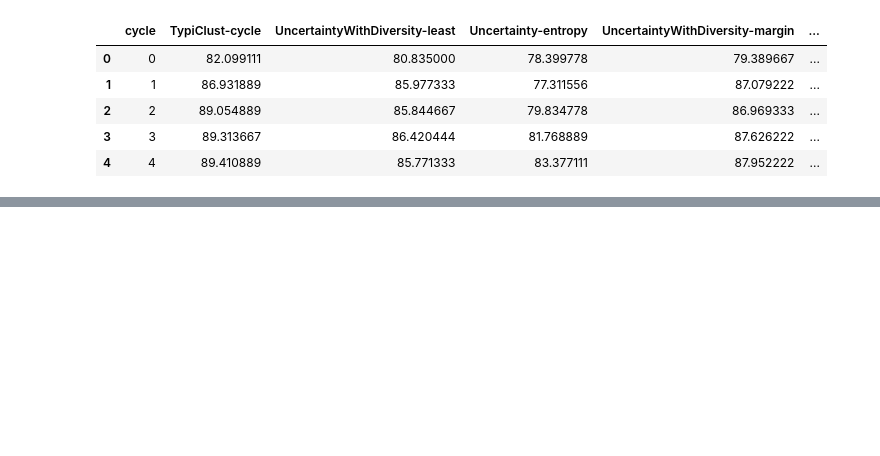
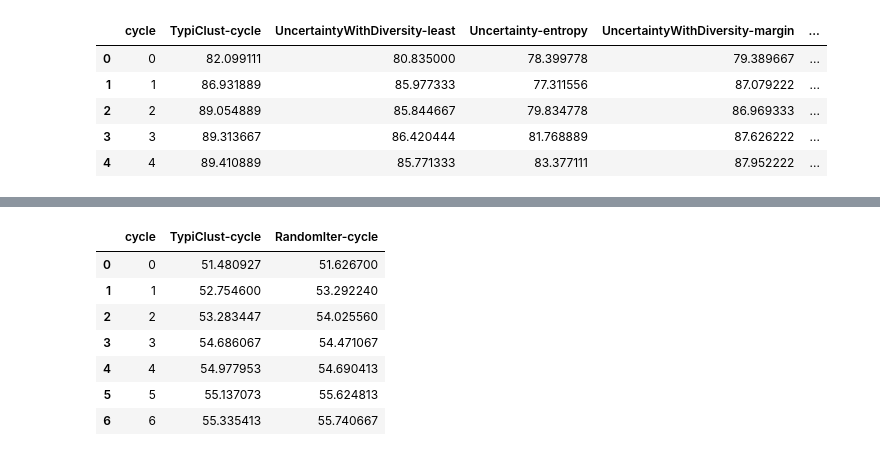
Before and after one commit to samueljacsev/TSCIL-AL, a Jupyter notebook: result/process_accs.ipynb, the cells around one changed output, grey strips where cells are left out. Drawn from its saved outputs; the diff is of its cells as text; code cells hidden in the pictures; blank space fills up the shorter version.

```diff
--- a/result/process_accs.ipynb
+++ b/result/process_accs.ipynb
@@ -134,0 +181,11 @@ calc_accuracy_cycle_means('har_scores', budget='5', total='200')
+# %%
+calc_accuracy_cycle_means('grabmyo_scores', budget='7', total='20')
+# %% [output]
+|  | cycle | TypiClust-cycle | RandomIter-cycle |
+| 0 | 0 | 51.480927 | 51.626700 |
+| 1 | 1 | 52.754600 | 53.292240 |
+| 2 | 2 | 53.283447 | 54.025560 |
+| 3 | 3 | 54.686067 | 54.471067 |
+| 4 | 4 | 54.977953 | 54.690413 |
+| 5 | 5 | 55.137073 | 55.624813 |
+| 6 | 6 | 55.335413 | 55.740667 |
```
Also changed, not shown: parts of 12 cells of this notebook.
